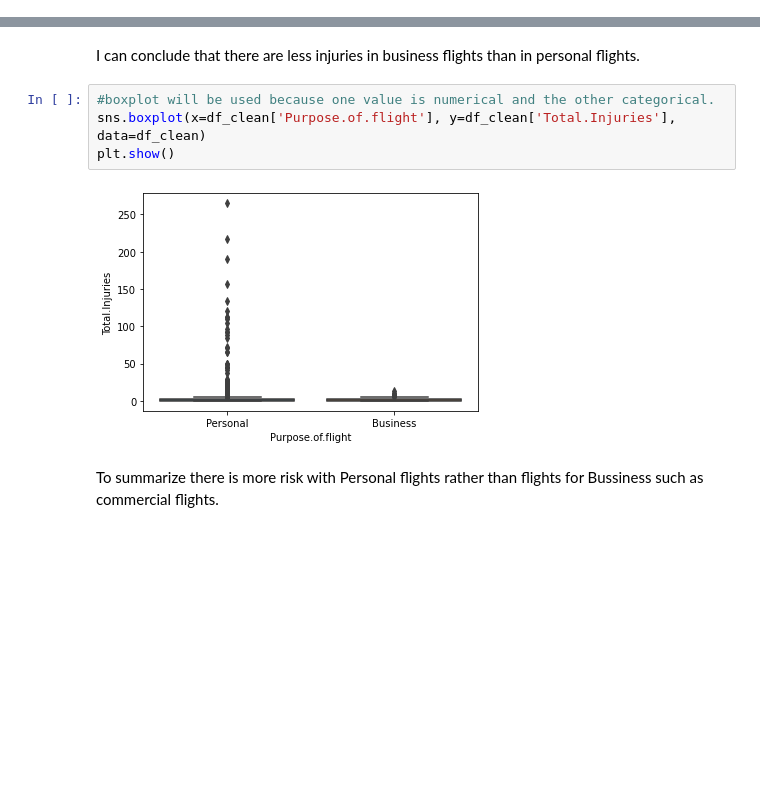
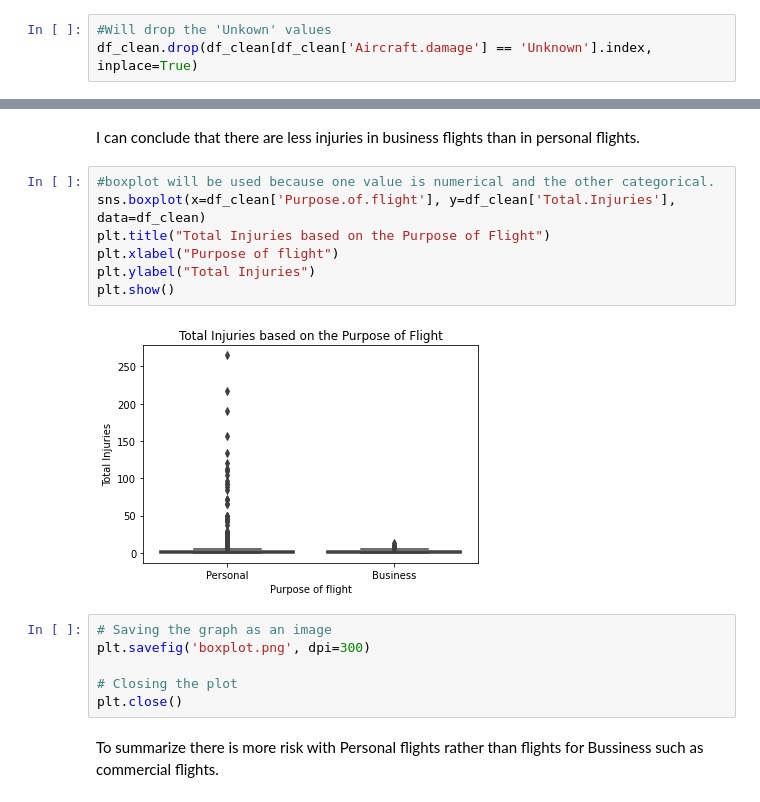
Before and after one commit to aramirezfr/AircraftCrashAnalysis, a Jupyter notebook: AircraftAcquisitionProposalFinal.ipynb, the cells around one changed output, grey strips where cells are left out. Drawn from its saved outputs; the diff is of its cells as text; blank space fills up the shorter version.

```diff
--- a/AircraftAcquisitionProposalFinal.ipynb
+++ b/AircraftAcquisitionProposalFinal.ipynb
@@ -377,0 +397,3 @@ Name: Number.of.Engines, dtype: int64
+# %%
+#Will drop the 'Unkown' values
+df_clean.drop(df_clean[df_clean['Aircraft.damage'] == 'Unknown'].index, inplace=True)
@@ -509,9 +546,18 @@ I can conclude that there are less injuries in business flights than in personal
 # %%
 #boxplot will be used because one value is numerical and the other categorical.
 sns.boxplot(x=df_clean['Purpose.of.flight'], y=df_clean['Total.Injuries'], data=df_clean)
+plt.title("Total Injuries based on the Purpose of Flight")
+plt.xlabel("Purpose of flight")
+plt.ylabel("Total Injuries")
 plt.show()
 # %% [output]
-[figure, old version]
+[figure, new version]
+# %%
+# Saving the graph as an image
+plt.savefig('boxplot.png', dpi=300)
+
+# Closing the plot
+plt.close()
 # %% [markdown]
 To summarize there is more risk with Personal flights rather than flights for Bussiness such as commercial flights.
 # %% [markdown]
```
Also changed, not shown: parts of 23 cells of this notebook, 9 other files.
